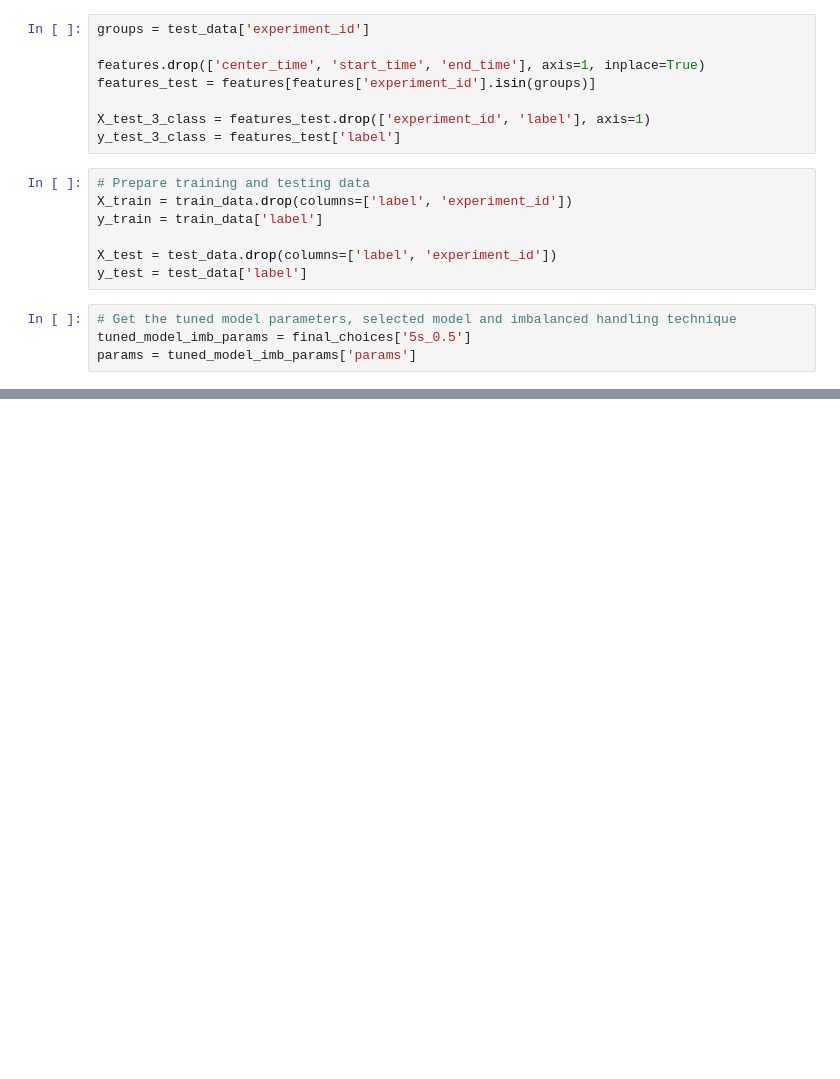
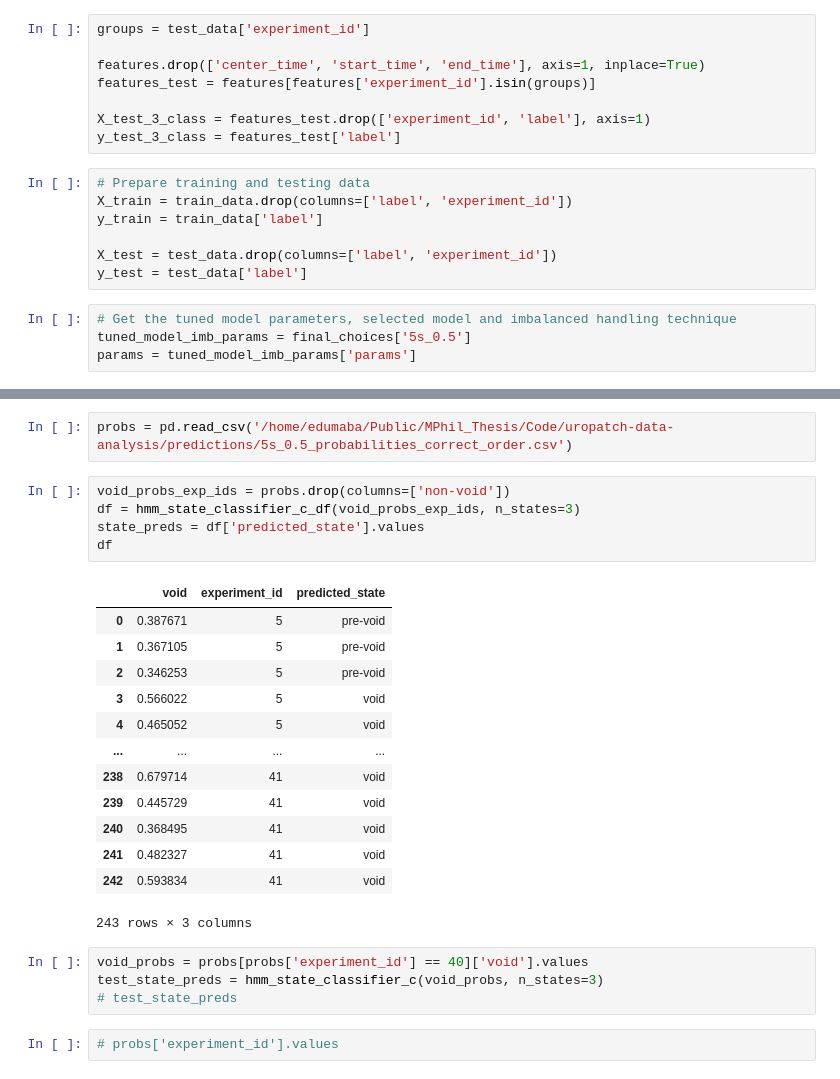
Before and after one commit to edumabagraham/uropatch-data-analysis, a Jupyter notebook: stage_4_state_spce_classification.ipynb, the cells around one changed output, grey strips where cells are left out. Cells and saved outputs as stored; diff of their text form; blank space fills up the shorter version.

```diff
--- a/stage_4_state_spce_classification.ipynb
+++ b/stage_4_state_spce_classification.ipynb
@@ -192,0 +225,27 @@ Even though the 'covars_' attribute is set, it will be overwritten during initia
+# %%
+probs = pd.read_csv('/home/edumaba/Public/MPhil_Thesis/Code/uropatch-data-analysis/predictions/5s_0.5_probabilities_correct_order.csv')
+# %%
+void_probs_exp_ids = probs.drop(columns=['non-void'])
+df = hmm_state_classifier_c_df(void_probs_exp_ids, n_states=3)
+state_preds = df['predicted_state'].values
+df
+# %% [output]
+|  | void | experiment_id | predicted_state |
+| 0 | 0.387671 | 5 | pre-void |
+| 1 | 0.367105 | 5 | pre-void |
+| 2 | 0.346253 | 5 | pre-void |
+| 3 | 0.566022 | 5 | void |
+| 4 | 0.465052 | 5 | void |
+| ... | ... | ... | ... |
+| 238 | 0.679714 | 41 | void |
+| 239 | 0.445729 | 41 | void |
+| 240 | 0.368495 | 41 | void |
+| 241 | 0.482327 | 41 | void |
+| 242 | 0.593834 | 41 | void |
+243 rows × 3 columns
+# %%
+void_probs = probs[probs['experiment_id'] == 40]['void'].values
+test_state_preds = hmm_state_classifier_c(void_probs, n_states=3)
+# test_state_preds
+# %%
+# probs['experiment_id'].values
```
Also changed, not shown: parts of 21 cells of this notebook, 2 other files.
